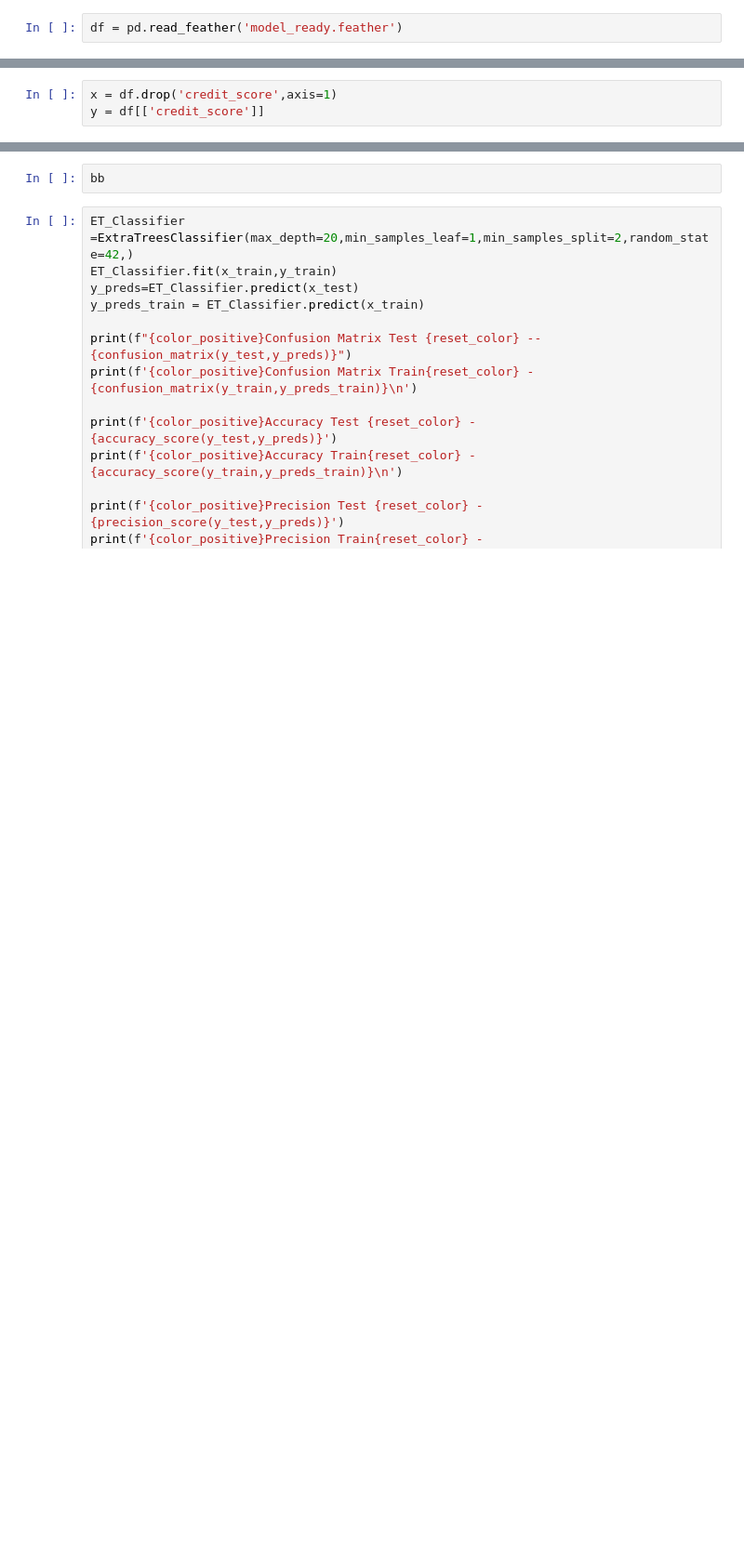
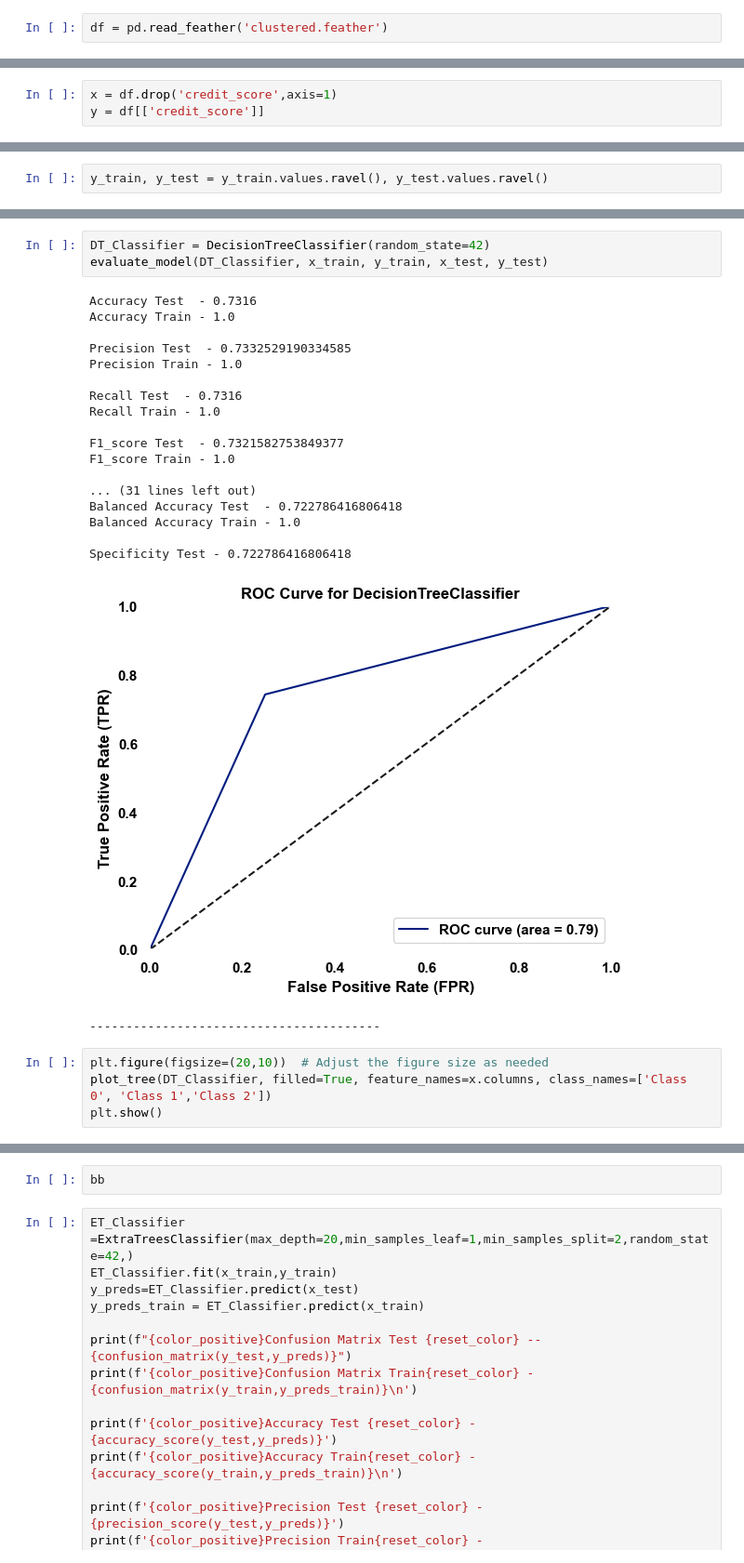
Before and after one commit to Santhosh-Analytics/Banking_Analytics, a Jupyter notebook: Classification.ipynb, the cells around one changed output, grey strips where cells are left out. Shown at 93% size. Saved outputs shown, nothing was run; the diff lists cells and outputs as text; blank space fills up the shorter version.

Commit message:
Cluster Summary

```diff
--- a/Classification.ipynb
+++ b/Classification.ipynb
@@ -38,7 +40,7 @@ import pickle
 # %% [markdown]
 ## <span style="color:Aqua;">Reading model dataset:</span>
 # %%
-df = pd.read_feather('model_ready.feather')
+df = pd.read_feather('clustered.feather')
 # %%
 df.sample(3)
 # %% [output]
@@ -81,0 +159,2 @@ NameError: name 'StandardScaler' is not defined
+# %%
+y_train, y_test = y_train.values.ravel(), y_test.values.ravel()
@@ -81,0 +214,27 @@ NameError: name 'StandardScaler' is not defined
+# %%
+DT_Classifier = DecisionTreeClassifier(random_state=42)
+evaluate_model(DT_Classifier, x_train, y_train, x_test, y_test)
+# %% [output]
+Accuracy Test  - 0.7316
+Accuracy Train - 1.0
+
+Precision Test  - 0.7332529190334585
+Precision Train - 1.0
+
+Recall Test  - 0.7316
+Recall Train - 1.0
+
+F1_score Test  - 0.7321582753849377
+F1_score Train - 1.0
+
+... (31 lines left out)
+Balanced Accuracy Test  - 0.722786416806418
+Balanced Accuracy Train - 1.0
+
+Specificity Test - 0.722786416806418
+[figure, added]
+----------------------------------------
+# %%
+plt.figure(figsize=(20,10))  # Adjust the figure size as needed
+plot_tree(DT_Classifier, filled=True, feature_names=x.columns, class_names=['Class 0', 'Class 1','Class 2'])
+plt.show()
```
Also changed, not shown: parts of 30 cells of this notebook, 1 other file.
